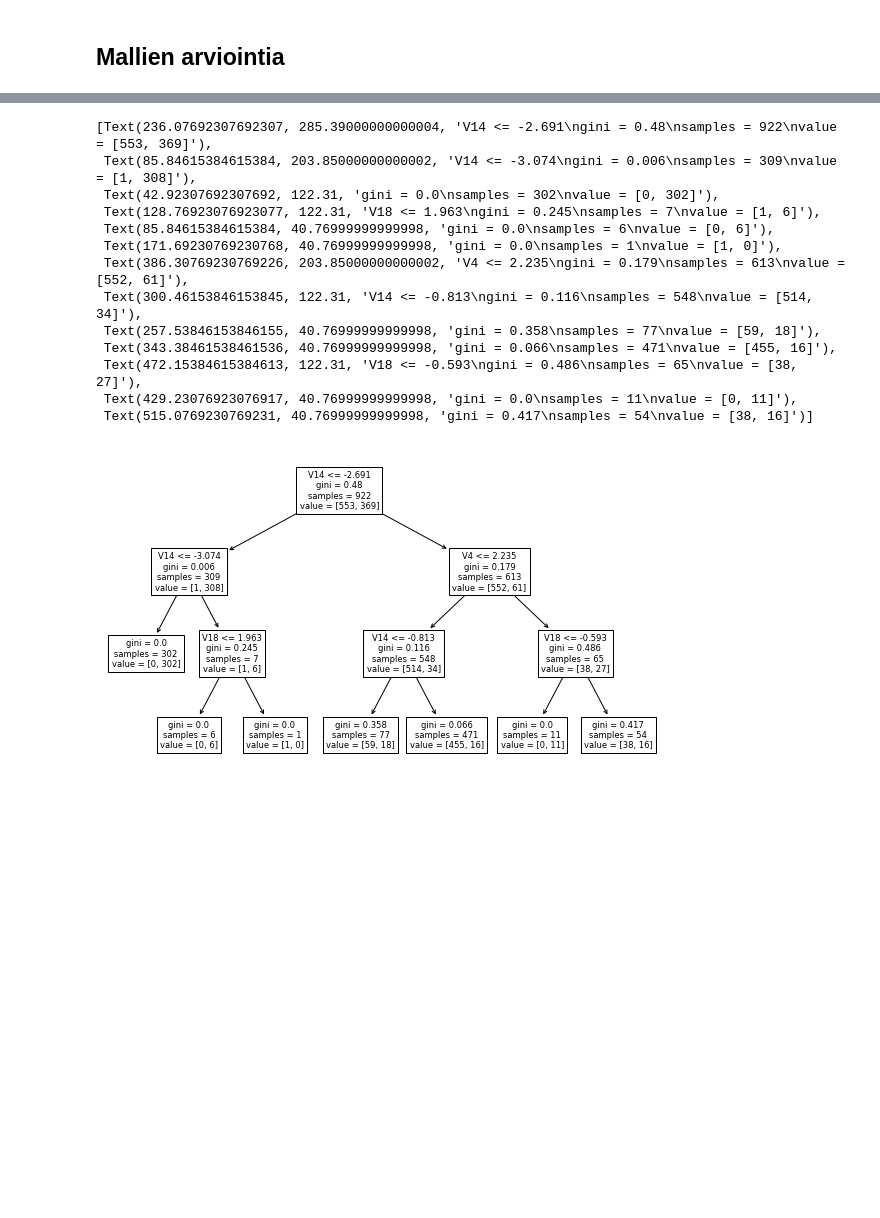
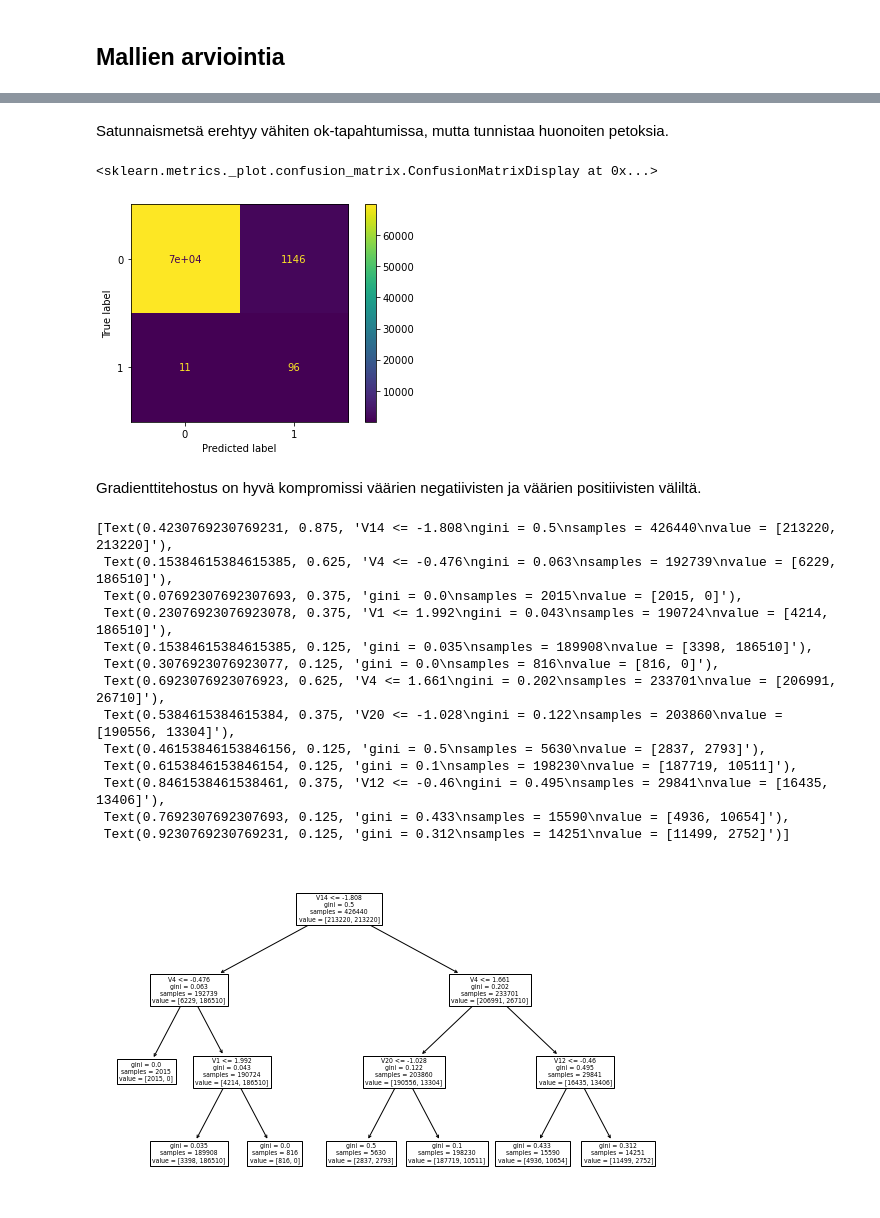
Before and after one commit to taanila/koneoppiminen, a Jupyter notebook: creditcard.ipynb, the cells around one changed output, grey strips where cells are left out. Drawn from its saved outputs; the diff is of its cells as text; code cells hidden in the pictures; blank space fills up the shorter version.

```diff
--- a/creditcard.ipynb
+++ b/creditcard.ipynb
@@ -215,19 +155,29 @@ Jos tarkastellaan tasapainotetun datan sijasta alkuperäistä dataa, niin Gradie
+# %% [markdown]
+Satunnaismetsä erehtyy vähiten ok-tapahtumissa, mutta tunnistaa huonoiten petoksia.
+# %%
+cm = confusion_matrix(y_test, y_test_gbc)
+ConfusionMatrixDisplay(confusion_matrix=cm).plot()
+# %% [output]
+<sklearn.metrics._plot.confusion_matrix.ConfusionMatrixDisplay at 0x...>
+[figure, added]
+# %% [markdown]
+Gradienttitehostus on hyvä kompromissi väärien negatiivisten ja väärien positiivisten väliltä.
 # %%
 # Päätöspuumallin voin havainnollistaa kaaviona
-plt.figure(figsize = (10, 6))
-plot_tree(decision_tree = malli2, feature_names = X.columns)
+plt.figure(figsize=(10, 6))
+plot_tree(decision_tree=dtc, feature_names=X.columns)
 # %% [output]
-[Text(236.07692307692307, 285.39000000000004, 'V14 <= -2.691\ngini = 0.48\nsamples = 922\nvalue = [553, 369]'),
- Text(85.84615384615384, 203.85000000000002, 'V14 <= -3.074\ngini = 0.006\nsamples = 309\nvalue = [1, 308]'),
- Text(42.92307692307692, 122.31, 'gini = 0.0\nsamples = 302\nvalue = [0, 302]'),
- Text(128.76923076923077, 122.31, 'V18 <= 1.963\ngini = 0.245\nsamples = 7\nvalue = [1, 6]'),
- Text(85.84615384615384, 40.76999999999998, 'gini = 0.0\nsamples = 6\nvalue = [0, 6]'),
- Text(171.69230769230768, 40.76999999999998, 'gini = 0.0\nsamples = 1\nvalue = [1, 0]'),
- Text(386.30769230769226, 203.85000000000002, 'V4 <= 2.235\ngini = 0.179\nsamples = 613\nvalue = [552, 61]'),
- Text(300.46153846153845, 122.31, 'V14 <= -0.813\ngini = 0.116\nsamples = 548\nvalue = [514, 34]'),
- Text(257.53846153846155, 40.76999999999998, 'gini = 0.358\nsamples = 77\nvalue = [59, 18]'),
- Text(343.38461538461536, 40.76999999999998, 'gini = 0.066\nsamples = 471\nvalue = [455, 16]'),
- Text(472.15384615384613, 122.31, 'V18 <= -0.593\ngini = 0.486\nsamples = 65\nvalue = [38, 27]'),
- Text(429.23076923076917, 40.76999999999998, 'gini = 0.0\nsamples = 11\nvalue = [0, 11]'),
- Text(515.0769230769231, 40.76999999999998, 'gini = 0.417\nsamples = 54\nvalue = [38, 16]')]
+[Text(0.4230769230769231, 0.875, 'V14 <= -1.808\ngini = 0.5\nsamples = 426440\nvalue = [213220, 213220]'),
+ Text(0.15384615384615385, 0.625, 'V4 <= -0.476\ngini = 0.063\nsamples = 192739\nvalue = [6229, 186510]'),
+ Text(0.07692307692307693, 0.375, 'gini = 0.0\nsamples = 2015\nvalue = [2015, 0]'),
+ Text(0.23076923076923078, 0.375, 'V1 <= 1.992\ngini = 0.043\nsamples = 190724\nvalue = [4214, 186510]'),
+ Text(0.15384615384615385, 0.125, 'gini = 0.035\nsamples = 189908\nvalue = [3398, 186510]'),
+ Text(0.3076923076923077, 0.125, 'gini = 0.0\nsamples = 816\nvalue = [816, 0]'),
+ Text(0.6923076923076923, 0.625, 'V4 <= 1.661\ngini = 0.202\nsamples = 233701\nvalue = [206991, 26710]'),
+ Text(0.5384615384615384, 0.375, 'V20 <= -1.028\ngini = 0.122\nsamples = 203860\nvalue = [190556, 13304]'),
+ Text(0.46153846153846156, 0.125, 'gini = 0.5\nsamples = 5630\nvalue = [2837, 2793]'),
+ Text(0.6153846153846154, 0.125, 'gini = 0.1\nsamples = 198230\nvalue = [187719, 10511]'),
+ Text(0.8461538461538461, 0.375, 'V12 <= -0.46\ngini = 0.495\nsamples = 29841\nvalue = [16435, 13406]'),
+ Text(0.7692307692307693, 0.125, 'gini = 0.433\nsamples = 15590\nvalue = [4936, 10654]'),
+ Text(0.9230769230769231, 0.125, 'gini = 0.312\nsamples = 14251\nvalue = [11499, 2752]')]
-[figure, old version]
+[figure, new version]
```
Also changed, not shown: parts of 29 cells of this notebook.
